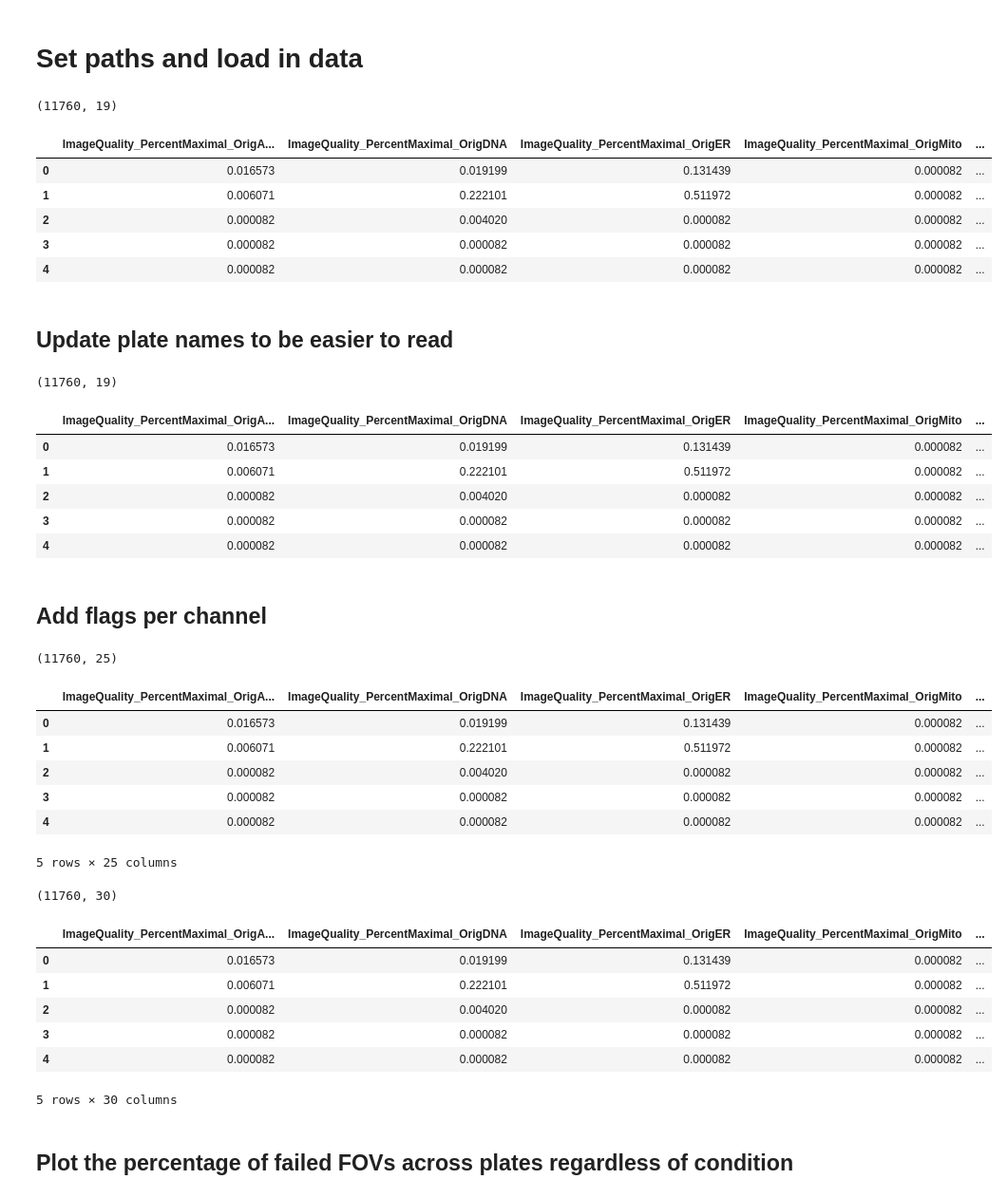
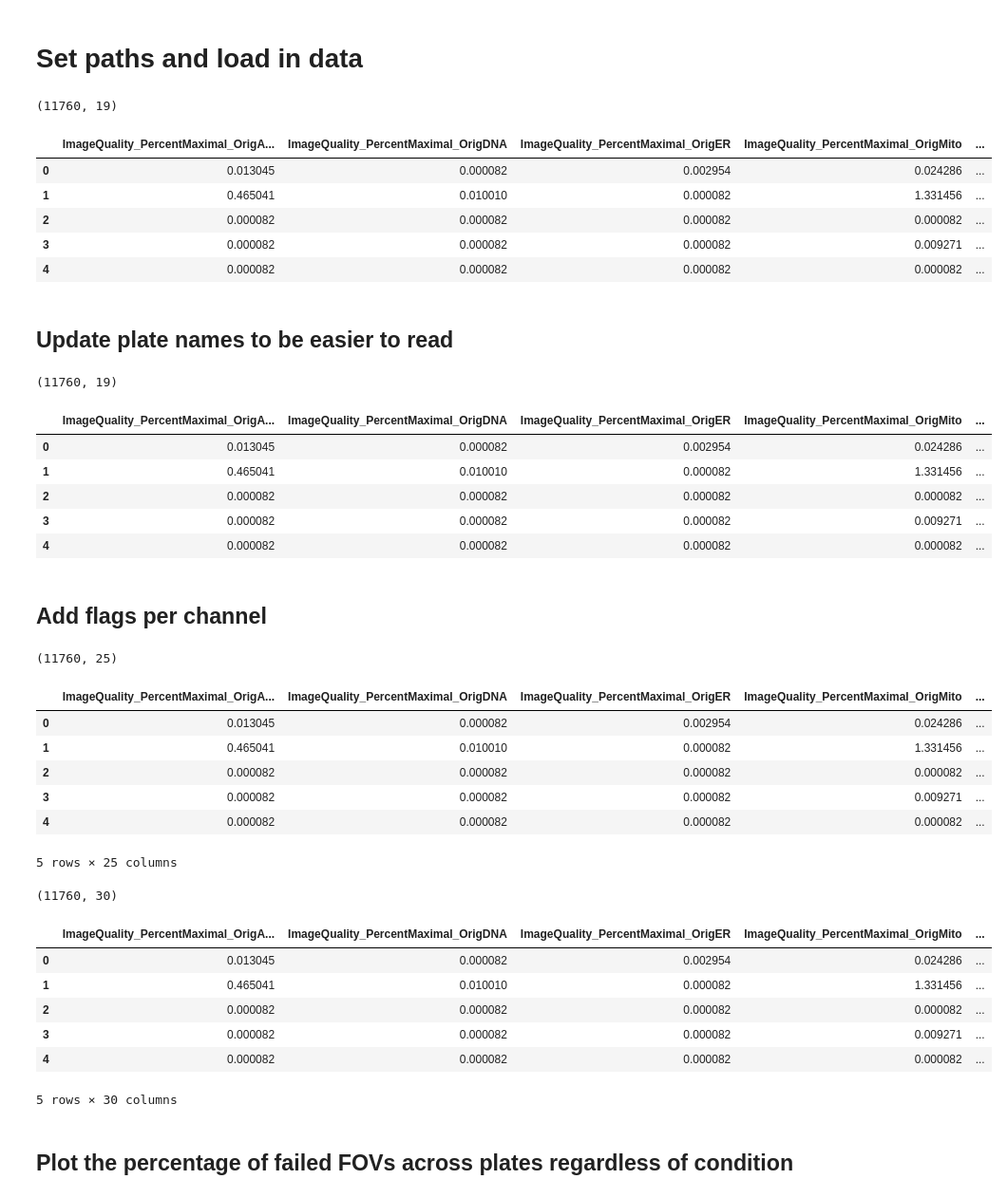
Before and after one commit to WayScience/targeted_fibrosis_drug_screen, a Jupyter notebook: 1.illumination_correction/qc_update/1.qc_report.ipynb, the cells around one changed output. Shown: that part at 95% size. Drawn from its saved outputs; the diff is of its cells as text; code cells hidden in the pictures.

```diff
--- a/1.illumination_correction/qc_update/1.qc_report.ipynb
+++ b/1.illumination_correction/qc_update/1.qc_report.ipynb
@@ -18,33 +18,36 @@ warnings.filterwarnings("ignore", category=FutureWarning, module="upsetplot")
 # %% [markdown]
 # Set paths and load in data
 # %%
+# Batch name for processing
+batch_name = "batch_2"
+
 # Output directory for plots
-output_directory = pathlib.Path("./qc_plots")
+output_directory = pathlib.Path(f"./qc_plots/{batch_name}")
 output_directory.mkdir(exist_ok=True)
 
 # path to illumination directory with the qc results and ic functions
-illum_directory = pathlib.Path("../illum_directory")
+illum_directory = pathlib.Path(f"../illum_directory/{batch_name}")
 
 # Find all Image.csv files in the directory
 csv_files = list(illum_directory.rglob("Image.csv"))
 
 # Load and concatenate all CSV files
 prefixes = ("Metadata_", "ImageQuality_PercentMaximal", "ImageQuality_PowerLogLogSlope")
 dataframes = [
     pd.read_csv(csv_file, usecols=lambda col: col.startswith(prefixes))
     for csv_file in csv_files
 ]
 combined_df = pd.concat(dataframes, ignore_index=True)
 
 print(combined_df.shape)
 combined_df.head()
 # %% [output]
 (11760, 19)
 |  | ImageQuality_PercentMaximal_OrigA... | ImageQuality_PercentMaximal_OrigDNA | ImageQuality_PercentMaximal_OrigER | ImageQuality_PercentMaximal_OrigMito | ... |
-| 0 | 0.016573 | 0.019199 | 0.131439 | 0.000082 | ... |
-| 1 | 0.006071 | 0.222101 | 0.511972 | 0.000082 | ... |
-| 2 | 0.000082 | 0.004020 | 0.000082 | 0.000082 | ... |
-| 3 | 0.000082 | 0.000082 | 0.000082 | 0.000082 | ... |
+| 0 | 0.013045 | 0.000082 | 0.002954 | 0.024286 | ... |
+| 1 | 0.465041 | 0.010010 | 0.000082 | 1.331456 | ... |
+| 2 | 0.000082 | 0.000082 | 0.000082 | 0.000082 | ... |
+| 3 | 0.000082 | 0.000082 | 0.000082 | 0.009271 | ... |
 | 4 | 0.000082 | 0.000082 | 0.000082 | 0.000082 | ... |
 # %% [markdown]
 ## Update plate names to be easier to read
@@ -67,10 +70,10 @@ combined_df.head()
 # %% [output]
 (11760, 19)
 |  | ImageQuality_PercentMaximal_OrigA... | ImageQuality_PercentMaximal_OrigDNA | ImageQuality_PercentMaximal_OrigER | ImageQuality_PercentMaximal_OrigMito | ... |
-| 0 | 0.016573 | 0.019199 | 0.131439 | 0.000082 | ... |
-| 1 | 0.006071 | 0.222101 | 0.511972 | 0.000082 | ... |
-| 2 | 0.000082 | 0.004020 | 0.000082 | 0.000082 | ... |
-| 3 | 0.000082 | 0.000082 | 0.000082 | 0.000082 | ... |
+| 0 | 0.013045 | 0.000082 | 0.002954 | 0.024286 | ... |
+| 1 | 0.465041 | 0.010010 | 0.000082 | 1.331456 | ... |
+| 2 | 0.000082 | 0.000082 | 0.000082 | 0.000082 | ... |
+| 3 | 0.000082 | 0.000082 | 0.000082 | 0.009271 | ... |
 | 4 | 0.000082 | 0.000082 | 0.000082 | 0.000082 | ... |
 # %% [markdown]
 ## Add flags per channel
@@ -98,10 +101,10 @@ combined_df.head()
 # %% [output]
 (11760, 25)
 |  | ImageQuality_PercentMaximal_OrigA... | ImageQuality_PercentMaximal_OrigDNA | ImageQuality_PercentMaximal_OrigER | ImageQuality_PercentMaximal_OrigMito | ... |
-| 0 | 0.016573 | 0.019199 | 0.131439 | 0.000082 | ... |
-| 1 | 0.006071 | 0.222101 | 0.511972 | 0.000082 | ... |
-| 2 | 0.000082 | 0.004020 | 0.000082 | 0.000082 | ... |
-| 3 | 0.000082 | 0.000082 | 0.000082 | 0.000082 | ... |
+| 0 | 0.013045 | 0.000082 | 0.002954 | 0.024286 | ... |
+| 1 | 0.465041 | 0.010010 | 0.000082 | 1.331456 | ... |
+| 2 | 0.000082 | 0.000082 | 0.000082 | 0.000082 | ... |
+| 3 | 0.000082 | 0.000082 | 0.000082 | 0.009271 | ... |
 | 4 | 0.000082 | 0.000082 | 0.000082 | 0.000082 | ... |
 5 rows × 25 columns
 # %%
@@ -132,10 +135,10 @@ combined_df.head()
 # %% [output]
 (11760, 30)
 |  | ImageQuality_PercentMaximal_OrigA... | ImageQuality_PercentMaximal_OrigDNA | ImageQuality_PercentMaximal_OrigER | ImageQuality_PercentMaximal_OrigMito | ... |
-| 0 | 0.016573 | 0.019199 | 0.131439 | 0.000082 | ... |
-| 1 | 0.006071 | 0.222101 | 0.511972 | 0.000082 | ... |
-| 2 | 0.000082 | 0.004020 | 0.000082 | 0.000082 | ... |
-| 3 | 0.000082 | 0.000082 | 0.000082 | 0.000082 | ... |
+| 0 | 0.013045 | 0.000082 | 0.002954 | 0.024286 | ... |
+| 1 | 0.465041 | 0.010010 | 0.000082 | 1.331456 | ... |
+| 2 | 0.000082 | 0.000082 | 0.000082 | 0.000082 | ... |
+| 3 | 0.000082 | 0.000082 | 0.000082 | 0.009271 | ... |
 | 4 | 0.000082 | 0.000082 | 0.000082 | 0.000082 | ... |
 5 rows × 30 columns
 # %% [markdown]
```
Also changed, not shown: parts of 7 cells of this notebook, 18 other files.
